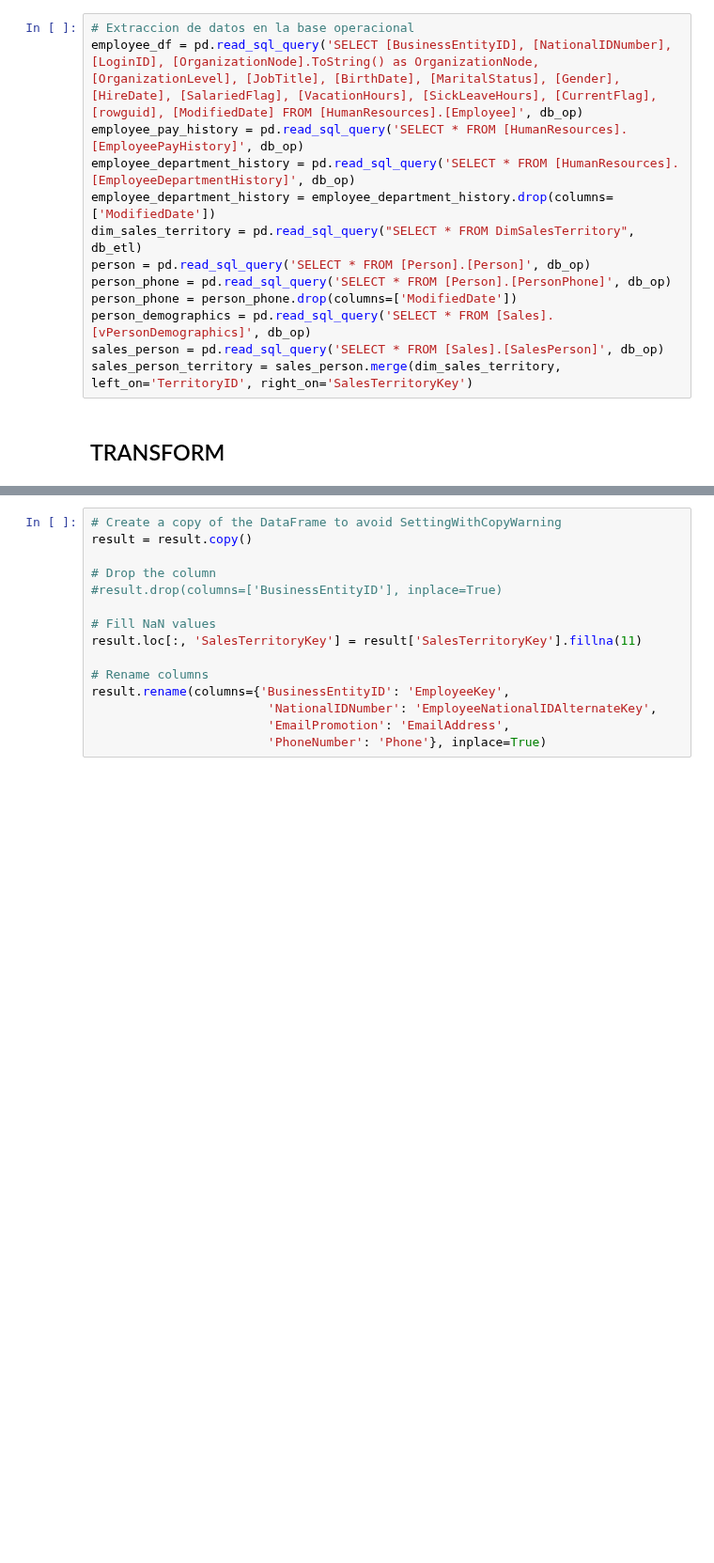
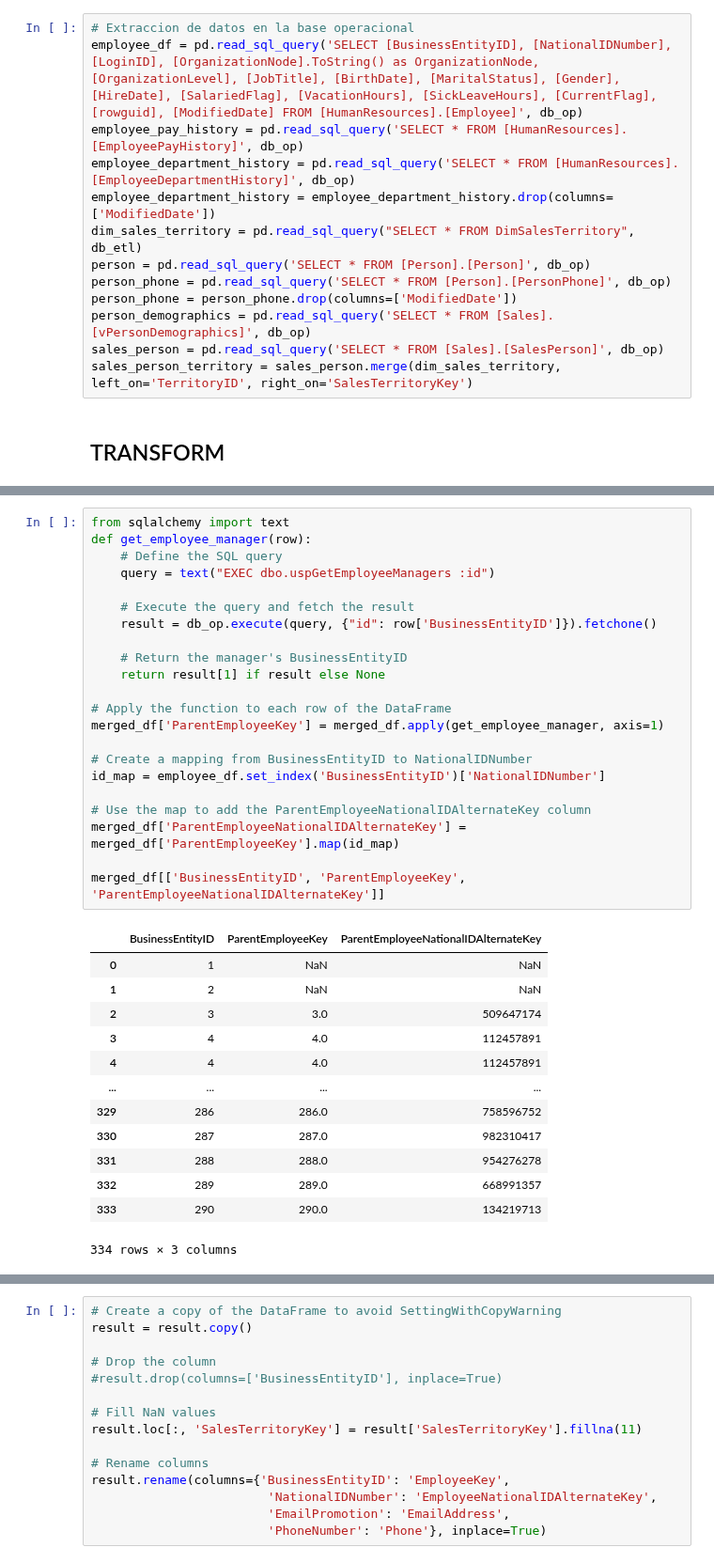
Before and after one commit to paulrojasg/data_science_part_4, a Jupyter notebook: DimEmployee.ipynb, the cells around one changed output, grey strips where cells are left out. Shown at 94% size. Saved outputs shown, nothing was run; the diff lists cells and outputs as text; blank space fills up the shorter version.

```diff
--- a/DimEmployee.ipynb
+++ b/DimEmployee.ipynb
@@ -73,0 +59,36 @@ Index(['BusinessEntityID', 'NationalIDNumber', 'SalesTerritoryKey',
+# %%
+from sqlalchemy import text
+def get_employee_manager(row):
+    # Define the SQL query
+    query = text("EXEC dbo.uspGetEmployeeManagers :id")
+
+    # Execute the query and fetch the result
+    result = db_op.execute(query, {"id": row['BusinessEntityID']}).fetchone()
+
+    # Return the manager's BusinessEntityID
+    return result[1] if result else None
+
+# Apply the function to each row of the DataFrame
+merged_df['ParentEmployeeKey'] = merged_df.apply(get_employee_manager, axis=1)
+
+# Create a mapping from BusinessEntityID to NationalIDNumber
+id_map = employee_df.set_index('BusinessEntityID')['NationalIDNumber']
+
+# Use the map to add the ParentEmployeeNationalIDAlternateKey column
+merged_df['ParentEmployeeNationalIDAlternateKey'] = merged_df['ParentEmployeeKey'].map(id_map)
+
+merged_df[['BusinessEntityID', 'ParentEmployeeKey', 'ParentEmployeeNationalIDAlternateKey']]
+# %% [output]
+|  | BusinessEntityID | ParentEmployeeKey | ParentEmployeeNationalIDAlternateKey |
+| 0 | 1 | NaN | NaN |
+| 1 | 2 | NaN | NaN |
+| 2 | 3 | 3.0 | 509647174 |
+| 3 | 4 | 4.0 | 112457891 |
+| 4 | 4 | 4.0 | 112457891 |
+| ... | ... | ... | ... |
+| 329 | 286 | 286.0 | 758596752 |
+| 330 | 287 | 287.0 | 982310417 |
+| 331 | 288 | 288.0 | 954276278 |
+| 332 | 289 | 289.0 | 668991357 |
+| 333 | 290 | 290.0 | 134219713 |
+334 rows × 3 columns
```
Also changed, not shown: parts of 5 cells of this notebook, 2 other files.
